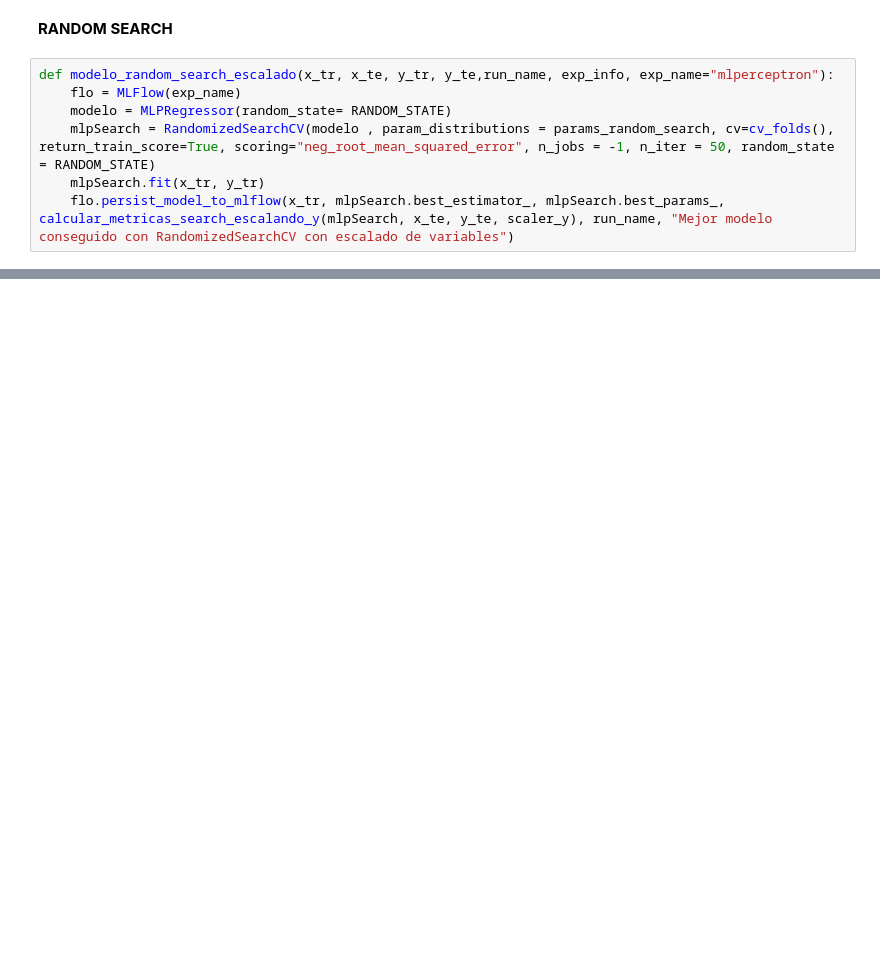
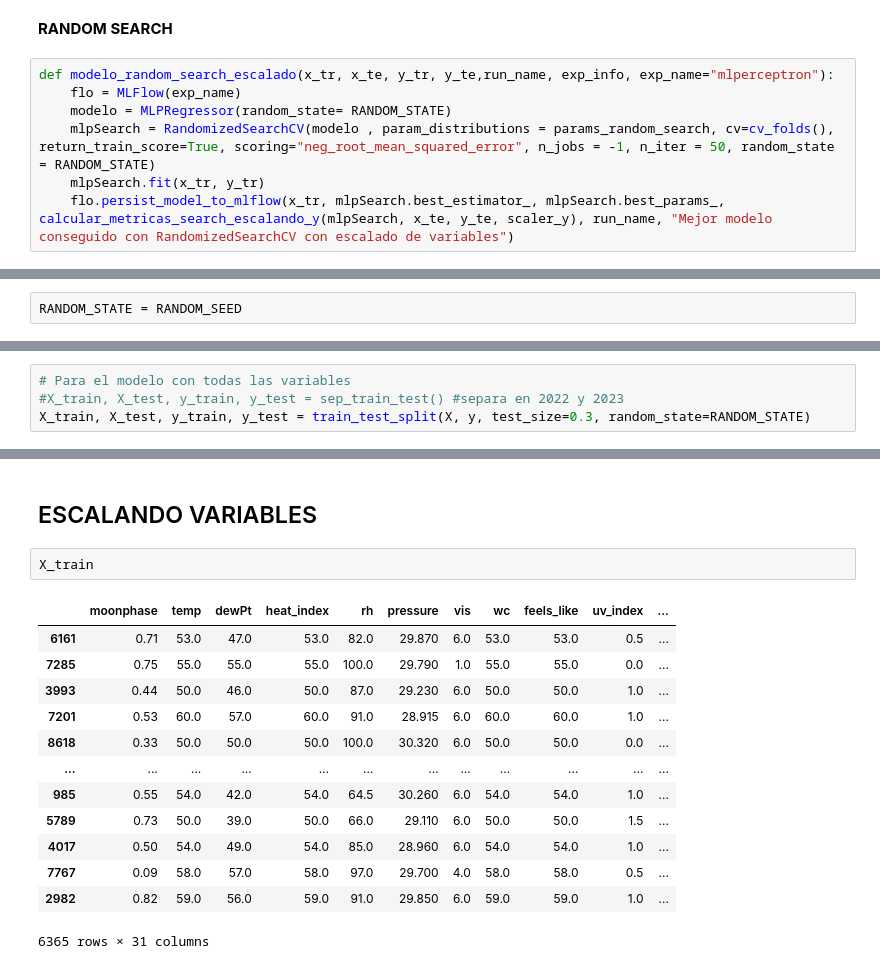
Before and after one commit to MarioBaldocchi/PD, a Jupyter notebook: modelos/mlperceptron/mlperceptron-nb.ipynb, the cells around one changed output, grey strips where cells are left out. Drawn from its saved outputs; the diff is of its cells as text; blank space fills up the shorter version.

```diff
--- a/modelos/mlperceptron/mlperceptron-nb.ipynb
+++ b/modelos/mlperceptron/mlperceptron-nb.ipynb
@@ -223,0 +243,2 @@ modelo_random_search_escalado(X_train_escalado, X_test_escalado, y_train_1d_scal
+# %%
+RANDOM_STATE = RANDOM_SEED
@@ -223,0 +261,4 @@ modelo_random_search_escalado(X_train_escalado, X_test_escalado, y_train_1d_scal
+# %%
+# Para el modelo con todas las variables
+#X_train, X_test, y_train, y_test = sep_train_test() #separa en 2022 y 2023
+X_train, X_test, y_train, y_test = train_test_split(X, y, test_size=0.3, random_state=RANDOM_STATE)
@@ -223,0 +332,19 @@ modelo_random_search_escalado(X_train_escalado, X_test_escalado, y_train_1d_scal
+# %% [markdown]
+ESCALANDO VARIABLES
+-
+# %%
+X_train
+# %% [output]
+|  | moonphase | temp | dewPt | heat_index | rh | pressure | vis | wc | feels_like | uv_index | ... |
+| 6161 | 0.71 | 53.0 | 47.0 | 53.0 | 82.0 | 29.870 | 6.0 | 53.0 | 53.0 | 0.5 | ... |
+| 7285 | 0.75 | 55.0 | 55.0 | 55.0 | 100.0 | 29.790 | 1.0 | 55.0 | 55.0 | 0.0 | ... |
+| 3993 | 0.44 | 50.0 | 46.0 | 50.0 | 87.0 | 29.230 | 6.0 | 50.0 | 50.0 | 1.0 | ... |
+| 7201 | 0.53 | 60.0 | 57.0 | 60.0 | 91.0 | 28.915 | 6.0 | 60.0 | 60.0 | 1.0 | ... |
+| 8618 | 0.33 | 50.0 | 50.0 | 50.0 | 100.0 | 30.320 | 6.0 | 50.0 | 50.0 | 0.0 | ... |
+| ... | ... | ... | ... | ... | ... | ... | ... | ... | ... | ... | ... |
+| 985 | 0.55 | 54.0 | 42.0 | 54.0 | 64.5 | 30.260 | 6.0 | 54.0 | 54.0 | 1.0 | ... |
+| 5789 | 0.73 | 50.0 | 39.0 | 50.0 | 66.0 | 29.110 | 6.0 | 50.0 | 50.0 | 1.5 | ... |
+| 4017 | 0.50 | 54.0 | 49.0 | 54.0 | 85.0 | 28.960 | 6.0 | 54.0 | 54.0 | 1.0 | ... |
+| 7767 | 0.09 | 58.0 | 57.0 | 58.0 | 97.0 | 29.700 | 4.0 | 58.0 | 58.0 | 0.5 | ... |
+| 2982 | 0.82 | 59.0 | 56.0 | 59.0 | 91.0 | 29.850 | 6.0 | 59.0 | 59.0 | 1.0 | ... |
+6365 rows × 31 columns
```
Also changed, not shown: parts of 47 cells of this notebook.
